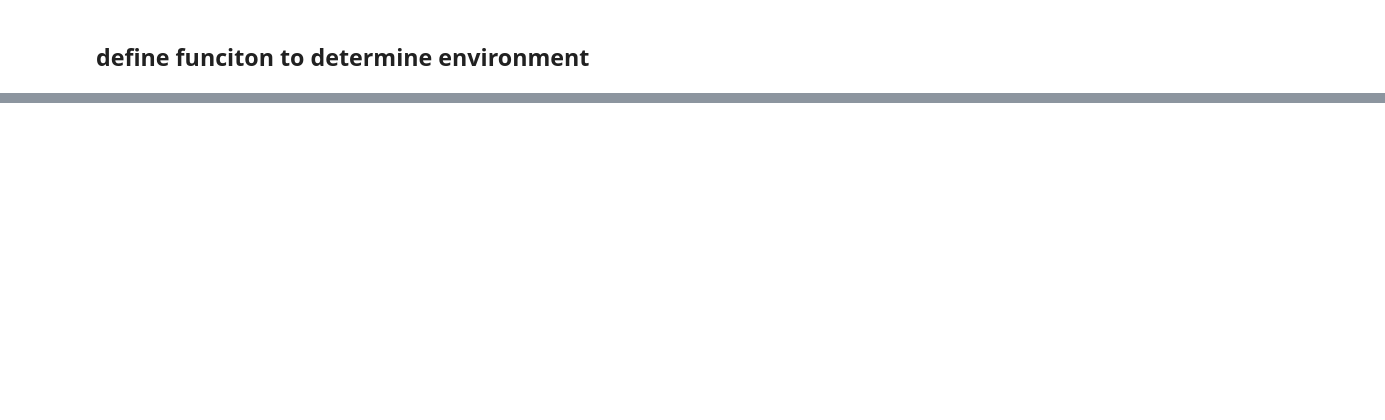
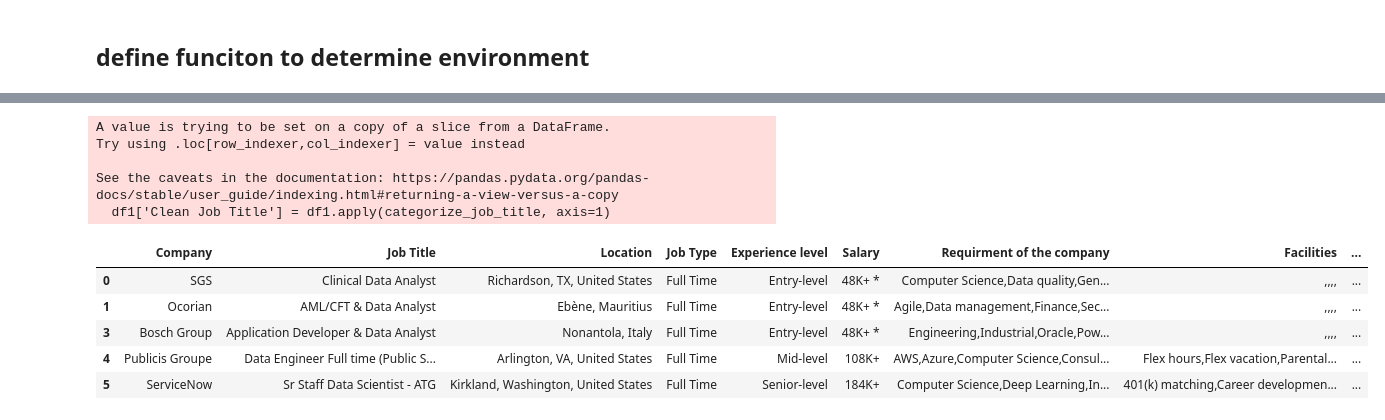
Before and after one commit to andy3278/Anaconda-Data-App-Contest, a Jupyter notebook: app.ipynb, the cells around one changed output, grey strips where cells are left out. Saved outputs shown, nothing was run; the diff lists cells and outputs as text; code cells hidden in the pictures; blank space fills up the shorter version.

```diff
--- a/app.ipynb
+++ b/app.ipynb
@@ -33,0 +47,3 @@ pn.Row(
+# %%
+df = pd.read_csv('data/data_science_job.csv',encoding = "latin-1")
+df.head()
@@ -33,0 +91,2 @@ pn.Row(
+# %%
+df1 = df.dropna()
@@ -33,0 +152,51 @@ pn.Row(
+# %%
+# clean title of job, if title contains part of the title of another job, replace it with the full title
+# for example, senior data scientist will be replaced with data scientist
+# because we have another column call experience level
+
+# Define the keywords for each major area
+data_analyst_keywords = ['analyst', 'reporting', 'dashboard', 'visualize', 'data analysis','analytics','bi', 'business intelligence']
+data_scientist_keywords = ['machine learning', 'modeling', 'deep learning', 'data science', 'data scientist','ml','dl','ai','nlp','cv','computer vision','natural language processing']
+data_engineer_keywords = ['data engineer', 'big data', 'data pipeline']
+cloud_keywords = ['aws', 'azure', 'gcp', 'google cloud', 'cloud','big data','platform']
+
+def categorize_job_title(df: pd.DataFrame):
+    job_title = df['Job Title']
+    job_title_lower = job_title.lower()
+    requierment = df['Requirment of the company']
+    requierment_lower = requierment.lower()
+    if any(keyword in job_title_lower for keyword in data_analyst_keywords):
+        return 'Data Analyst'
+    elif any(keyword in job_title_lower for keyword in data_scientist_keywords):
+        return 'Data Scientist'
+    elif any(keyword in job_title_lower for keyword in data_engineer_keywords):
+        return 'Data Engineer'
+    elif any(keyword in job_title_lower for keyword in cloud_keywords):
+        return 'Cloud Related'
+    else:
+        if any(keyword in requierment_lower for keyword in data_analyst_keywords):
+            return 'Data Analyst'
+        elif any(keyword in requierment_lower for keyword in data_scientist_keywords):
+            return 'Data Scientist'
+        elif any(keyword in requierment_lower for keyword in data_engineer_keywords):
+            return 'Data Engineer'
+        elif any(keyword in requierment_lower for keyword in cloud_keywords):
+            return 'Cloud Related'
+        else:
+            return 'Others'
+
+# Apply the categorize_job_title function to the df1
+df1['Clean Job Title'] = df1.apply(categorize_job_title, axis=1)
+df1.head()
+# %% [output]
+A value is trying to be set on a copy of a slice from a DataFrame.
+Try using .loc[row_indexer,col_indexer] = value instead
+
+See the caveats in the documentation: https://pandas.pydata.org/pandas-docs/stable/user_guide/indexing.html#returning-a-view-versus-a-copy
+  df1['Clean Job Title'] = df1.apply(categorize_job_title, axis=1)
+|  | Company | Job Title | Location | Job Type | Experience level | Salary | Requirment of the company | Facilities | ... |
+| 0 | SGS | Clinical Data Analyst | Richardson, TX, United States | Full Time | Entry-level | 48K+ * | Computer Science,Data quality,Gen... | ,,,, | ... |
+| 1 | Ocorian | AML/CFT & Data Analyst | Ebène, Mauritius | Full Time | Entry-level | 48K+ * | Agile,Data management,Finance,Sec... | ,,,, | ... |
+| 3 | Bosch Group | Application Developer & Data Analyst | Nonantola, Italy | Full Time | Entry-level | 48K+ * | Engineering,Industrial,Oracle,Pow... | ,,,, | ... |
+| 4 | Publicis Groupe | Data Engineer Full time (Public S... | Arlington, VA, United States | Full Time | Mid-level | 108K+ | AWS,Azure,Computer Science,Consul... | Flex hours,Flex vacation,Parental... | ... |
+| 5 | ServiceNow | Sr Staff Data Scientist - ATG | Kirkland, Washington, United States | Full Time | Senior-level | 184K+ | Computer Science,Deep Learning,In... | 401(k) matching,Career developmen... | ... |
```
Also changed, not shown: parts of 17 cells of this notebook.
